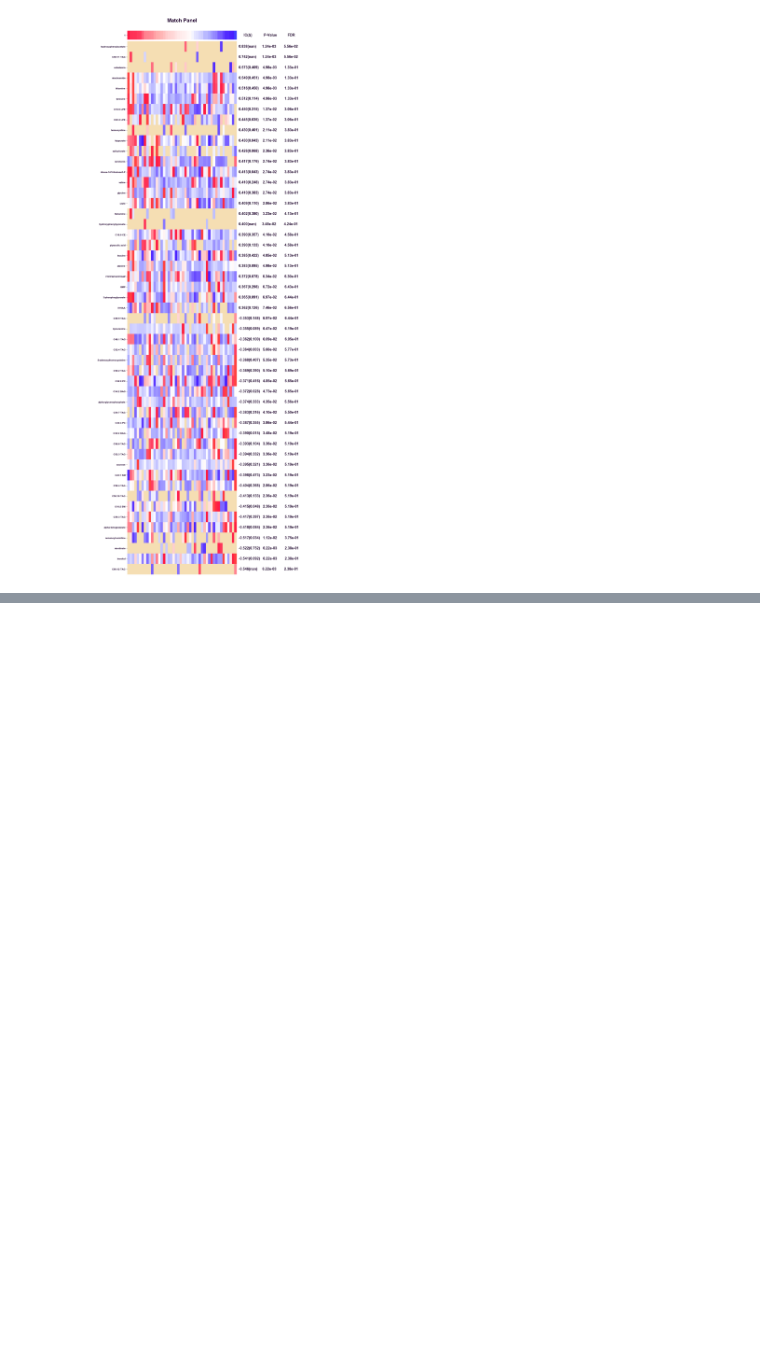
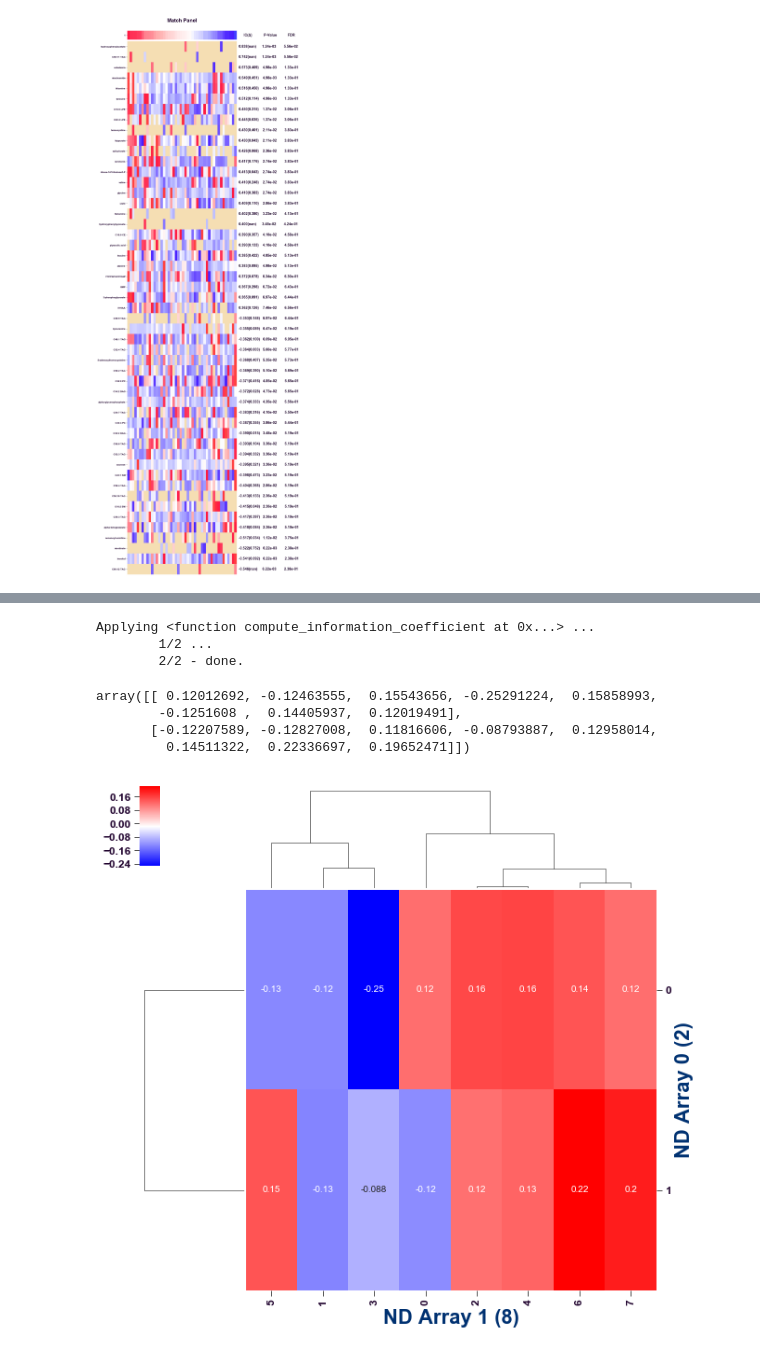
Before and after one commit to alex-wenzel/match, a Jupyter notebook: notebook/match.ipynb, the cells around one changed output, grey strips where cells are left out. Drawn from its saved outputs; the diff is of its cells as text; code cells hidden in the pictures; blank space fills up the shorter version.

```diff
--- a/notebook/match.ipynb
+++ b/notebook/match.ipynb
@@ -302,0 +181,23 @@ Computing P-Values and FDRs with 3 permutations ...
+# %%
+array_2d_0 = np.random.random_sample((
+    n_row,
+    2, ))
+
+array_2d_1 = np.random.random_sample((
+    n_row,
+    8, ))
+
+make_comparison_panel(
+    array_2d_0,
+    array_2d_1,
+    array_2d_0_name='ND Array 0',
+    array_2d_1_name='ND Array 1')
+# %% [output]
+Applying <function compute_information_coefficient at 0x...> ...
+        1/2 ...
+        2/2 - done.
+array([[ 0.12012692, -0.12463555,  0.15543656, -0.25291224,  0.15858993,
+        -0.1251608 ,  0.14405937,  0.12019491],
+       [-0.12207589, -0.12827008,  0.11816606, -0.08793887,  0.12958014,
+         0.14511322,  0.22336697,  0.19652471]])
+[figure, added]
```
Also changed, not shown: parts of 16 cells of this notebook, 1 other file.
